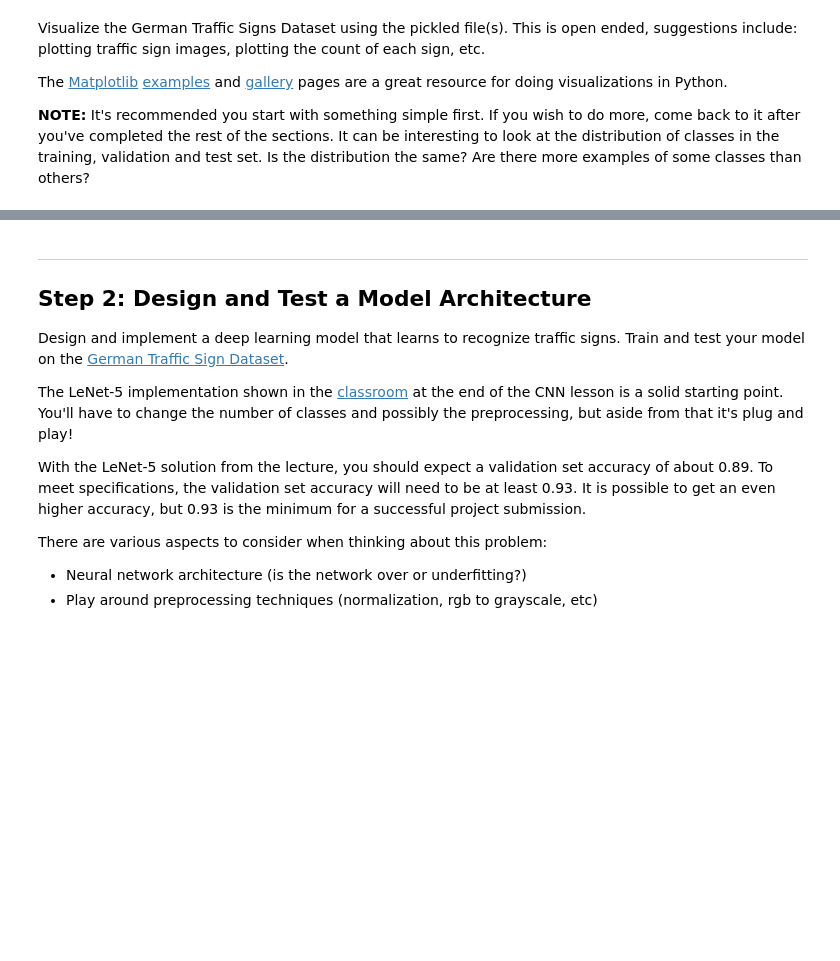
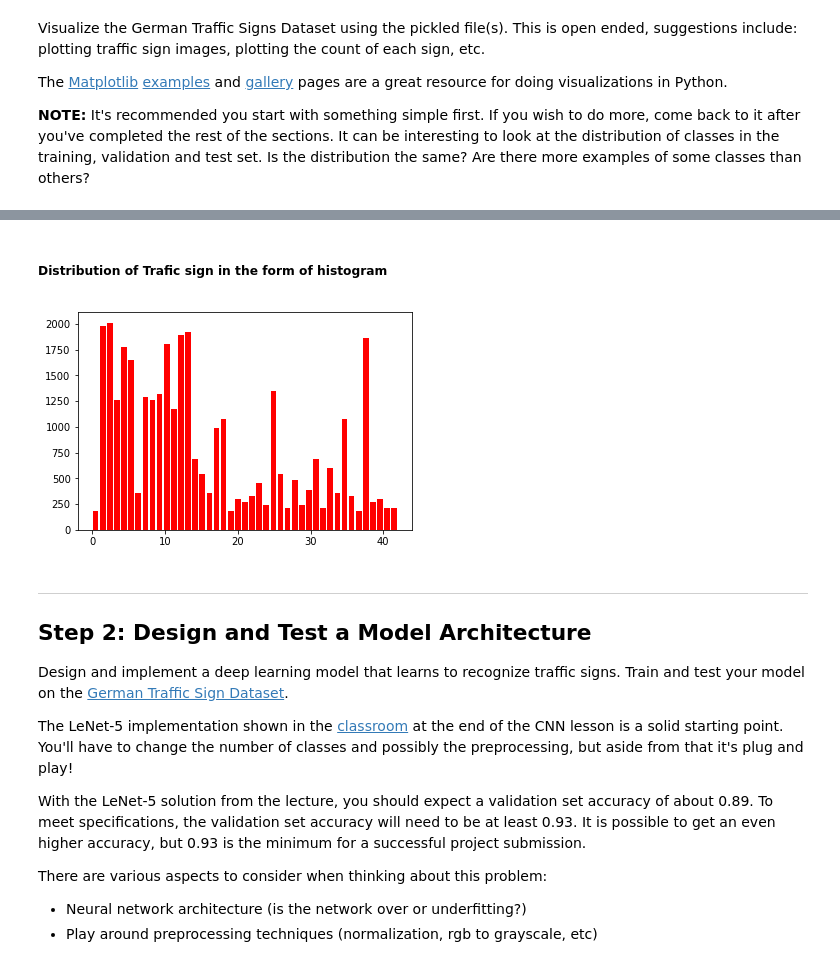
Before and after one commit to govinsprabhu/Traffic_signs_detector, a Jupyter notebook: Traffic_Sign_Classifier.ipynb, the cells around one changed output, grey strips where cells are left out. Cells and saved outputs as stored; diff of their text form; code cells hidden in the pictures; blank space fills up the shorter version.

```diff
--- a/Traffic_Sign_Classifier.ipynb
+++ b/Traffic_Sign_Classifier.ipynb
@@ -120,3 +117,14 @@ plt.show()
+# %% [markdown]
+##### Distribution of Trafic sign in the form of histogram
+# %%
+#
+histogram, bins = np.histogram(y_train[1:], bins=n_classes + 1)
+width_of_hist = 0.8 * (bins[1] - bins[0])
+center = (bins[:-1] + bins[1:]) / 2
+plt.bar(center, hist, align='center', width=width_of_hist, color='red')
+plt.show()
+# %% [output]
+[figure, added]
 # %% [markdown]
 ----
 
```
Also changed, not shown: parts of 4 cells of this notebook, 1 other file.
